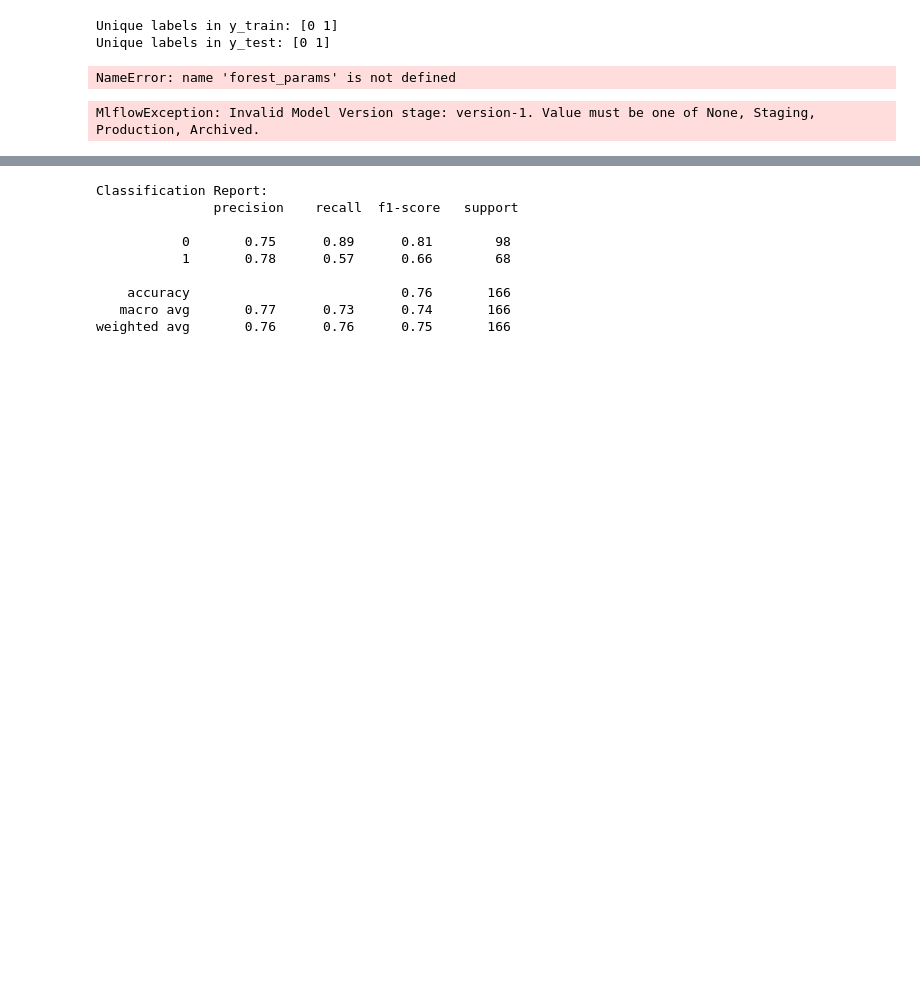
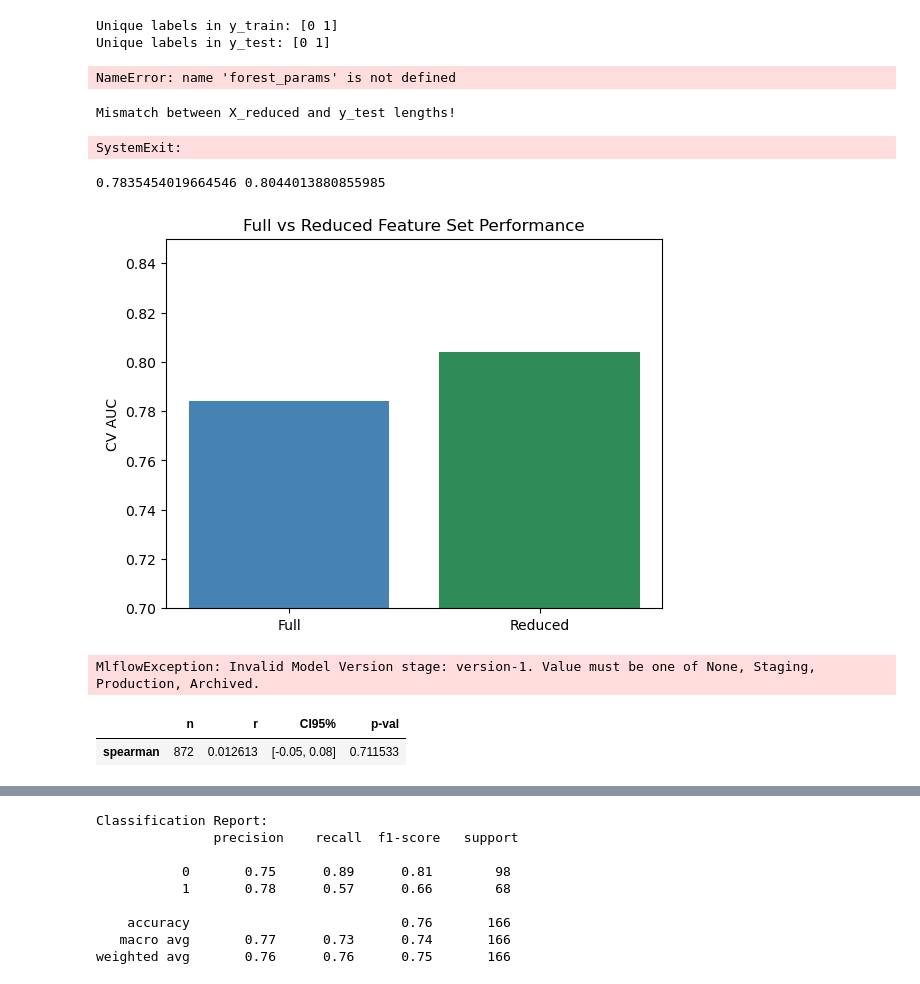
Before and after one commit to Gunlei-dot/Bachelor, a Jupyter notebook: Projects/testing.ipynb, the cells around one changed output, grey strips where cells are left out. Cells and saved outputs as stored; diff of their text form; code cells hidden in the pictures; blank space fills up the shorter version.

```diff
--- a/Projects/testing.ipynb
+++ b/Projects/testing.ipynb
@@ -134,3 +116,14 @@ model = RandomForestClassifier(**forest_params) # Initialize the random forest w
 model = model.fit(X_train, y_train)
 # %% [output]
 NameError: name 'forest_params' is not defined
+# %%
+X_reduced = X_train.drop(columns=['psa', 'age', 'min', 'vol_pix', 'rmax', 'rmin', 'mean']) # select features based on prior feature importance analysis
+if len(X_train) != len(y_train):
+    print("Mismatch between X_train and y_train lengths!")
+    raise SystemExit()
+if len(X_reduced) != len(y_test):
+    print("Mismatch between X_reduced and y_test lengths!")
+    raise SystemExit()
+# %% [output]
+Mismatch between X_reduced and y_test lengths!
+SystemExit:
@@ -137,3 +149,17 @@ NameError: name 'forest_params' is not defined
+# %%
+scores_full = cross_val_score(modelA, X_test, y_test, scoring='roc_auc', cv=5)
+scores_reduced = cross_val_score(modelB, X_test_reduced, y_test, scoring='roc_auc', cv=5)
+print(scores_full.mean(), scores_reduced.mean())
+# %% [output]
+0.7835454019664546 0.8044013880855985
+# %%
+plt.bar(['Full', 'Reduced'], [0.784, 0.804], color=['steelblue', 'seagreen'])
+plt.ylabel("CV AUC")
+plt.title("Full vs Reduced Feature Set Performance")
+plt.ylim(0.7, 0.85)
+plt.show()
+# %% [output]
+[figure, added]
 # %%
 model_path = r"C:/Users/s434037/Desktop/Bachelor/projects/mlruns/480120777834226073/models/m-fa63154747d64c93ab3f4c76ace550db/artifacts"
 model = mlflow.sklearn.load_model (model_path)
@@ -144,0 +173,11 @@ MlflowException: Invalid Model Version stage: version-1. Value must be one of No
+# %%
+partial_corr(
+    data=patient_data,
+    x='min',
+    y='label',
+    covar=['mean', 'psa', 'age', 'px','rmin', 'max', 'rmax', 'vol_mm3', 'sd', 'vol_pix'],
+    method='spearman'
+)
+# %% [output]
+|  | n | r | CI95% | p-val |
+| spearman | 872 | 0.012613 | [-0.05, 0.08] | 0.711533 |
```
Also changed, not shown: parts of 13 cells of this notebook, 2 other files.
